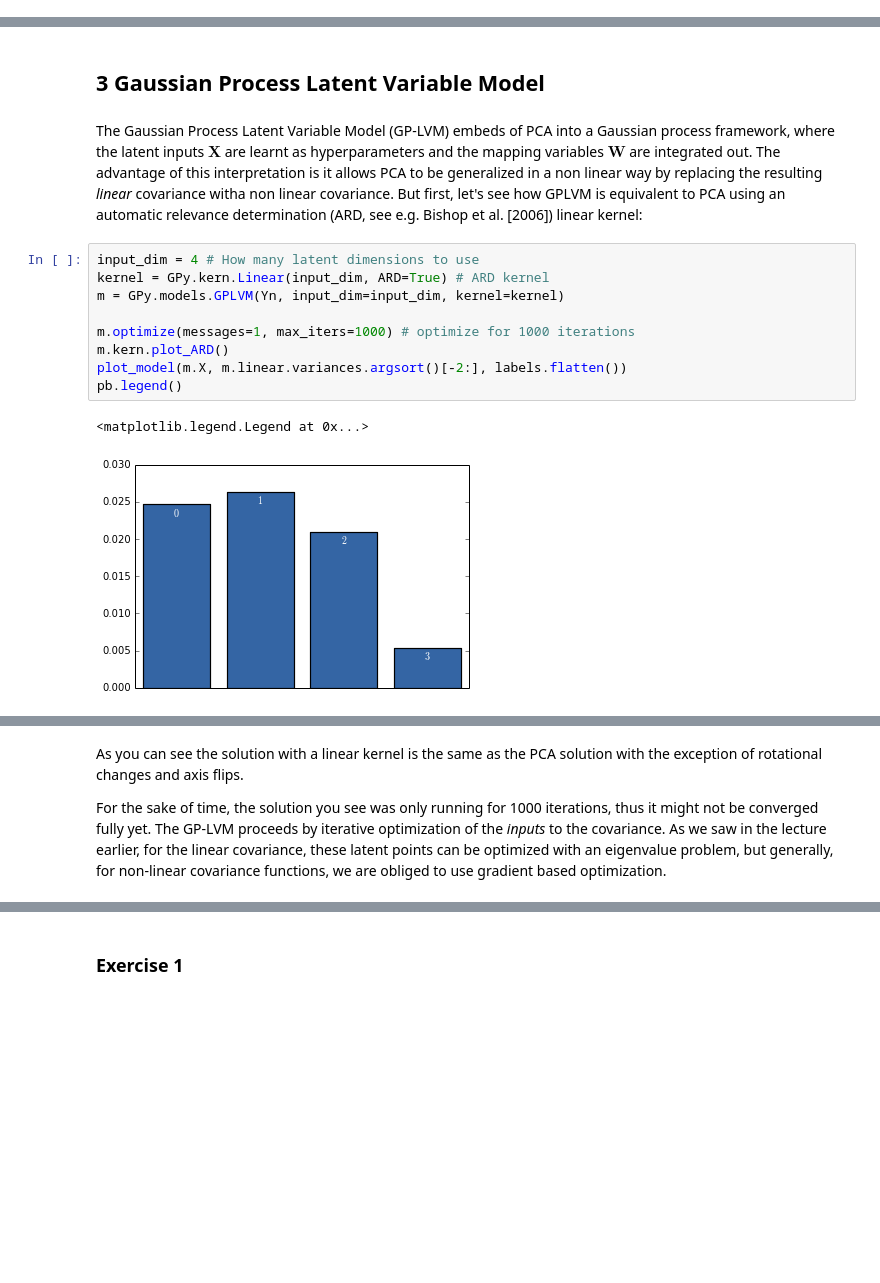
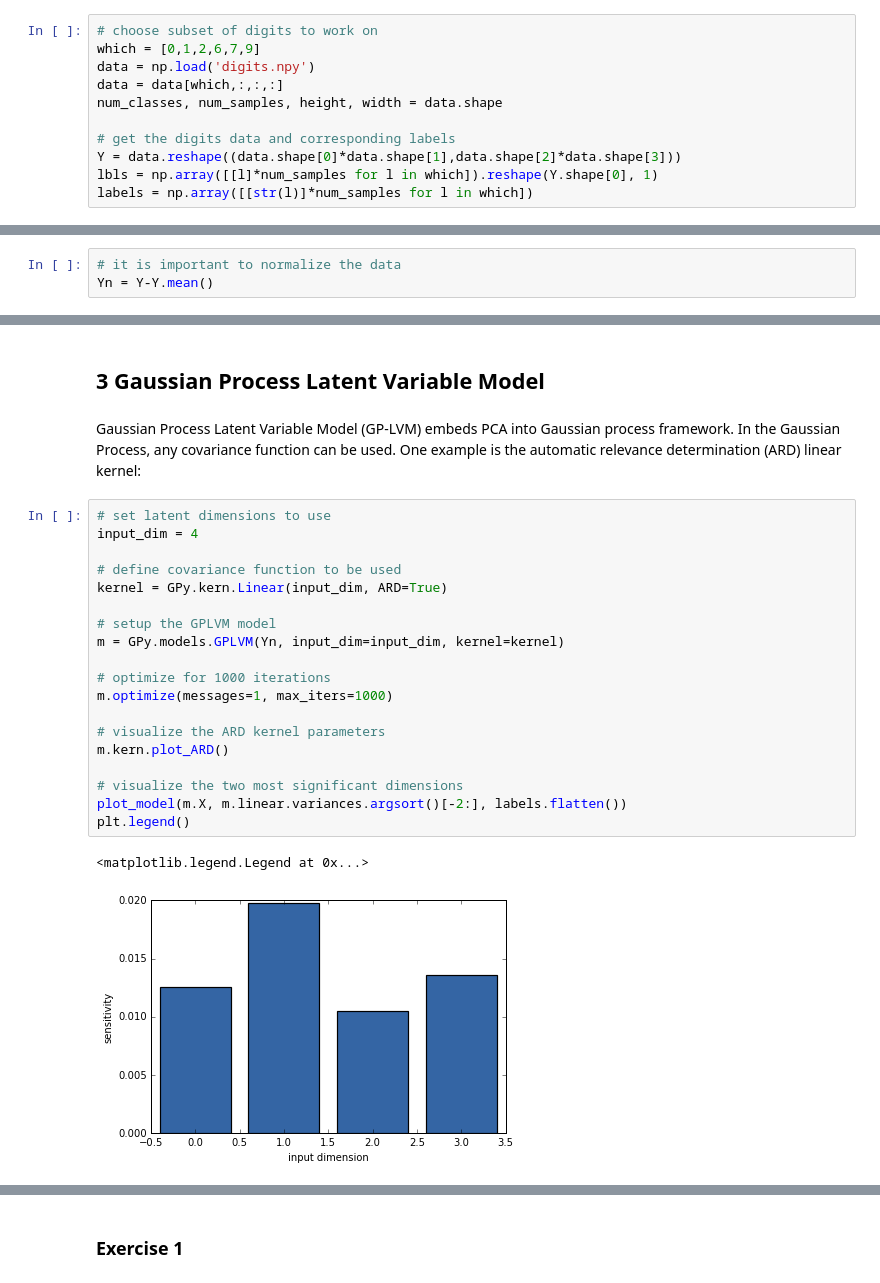
Before and after one commit to ShibataLab/GPyWorkshop, a Jupyter notebook: Part1/Experiments/Notebook2.ipynb, the cells around one changed output, grey strips where cells are left out. Saved outputs shown, nothing was run; the diff lists cells and outputs as text; blank space fills up the shorter version.

Commit message:
[major] complete solutions in notebook 2 of part 1

```diff
--- a/Part1/Experiments/Notebook2.ipynb
+++ b/Part1/Experiments/Notebook2.ipynb
@@ -45 +64,12 @@ labels = data['str_lbls']
+# %%
+# choose subset of digits to work on
+which = [0,1,2,6,7,9]
+data = np.load('digits.npy')
+data = data[which,:,:,:]
+num_classes, num_samples, height, width = data.shape
+
+# get the digits data and corresponding labels
+Y = data.reshape((data.shape[0]*data.shape[1],data.shape[2]*data.shape[3]))
+lbls = np.array([[l]*num_samples for l in which]).reshape(Y.shape[0], 1)
+labels = np.array([[str(l)]*num_samples for l in which])
 # %% [markdown]
@@ -61,3 +86,6 @@ Yn = Y#Y-Y.mean()
+# %%
+# it is important to normalize the data
+Yn = Y-Y.mean()
 # %% [markdown]
 Now let’s run PCA on the reshaped dataset $\mathbf{Y}$:
 # %%
@@ -76,16 +106,26 @@ pb.legend()
 # %% [markdown]
 ## 3 Gaussian Process Latent Variable Model
-# %% [markdown]
-The Gaussian Process Latent Variable Model (GP-LVM) embeds of PCA into a Gaussian process framework, where the latent inputs $\mathbf{X}$ are learnt as hyperparameters and the mapping variables $\mathbf{W}$ are integrated out. The advantage of this interpretation is it allows PCA to be generalized in a non linear way by replacing the resulting *linear* covariance witha  non linear covariance. But first, let's see how GPLVM is equivalent to PCA using an automatic relevance determination (ARD, see e.g. Bishop et al. [2006]) linear kernel:
+# %% [markdown]
+Gaussian Process Latent Variable Model (GP-LVM) embeds PCA into Gaussian process framework. In the Gaussian Process, any covariance function can be used. One example is the automatic relevance determination (ARD) linear kernel:
 # %%
-input_dim = 4 # How many latent dimensions to use
-kernel = GPy.kern.Linear(input_dim, ARD=True) # ARD kernel
+# set latent dimensions to use
+input_dim = 4
+
+# define covariance function to be used
+kernel = GPy.kern.Linear(input_dim, ARD=True)
+
+# setup the GPLVM model
 m = GPy.models.GPLVM(Yn, input_dim=input_dim, kernel=kernel)
 
-m.optimize(messages=1, max_iters=1000) # optimize for 1000 iterations
+# optimize for 1000 iterations
+m.optimize(messages=1, max_iters=1000)
+
+# visualize the ARD kernel parameters
 m.kern.plot_ARD()
+
+# visualize the two most significant dimensions
 plot_model(m.X, m.linear.variances.argsort()[-2:], labels.flatten())
-pb.legend()
+plt.legend()
 # %% [output]
 <matplotlib.legend.Legend at 0x...>
-[figure, old version]
+[figure, new version]
@@ -93,4 +132,0 @@ pb.legend()
-# %% [markdown]
-As you can see the solution with a linear kernel is the same as the PCA solution with the exception of rotational changes and axis flips.
-
-For the sake of time, the solution you see was only running for 1000 iterations, thus it might not be converged fully yet. The GP-LVM proceeds by iterative optimization of the *inputs* to the covariance. As we saw in the lecture earlier, for the linear covariance, these latent points can be optimized with an eigenvalue problem, but generally, for non-linear covariance functions, we are obliged to use gradient based optimization.
```
Also changed, not shown: parts of 65 cells of this notebook, 1 other file.
